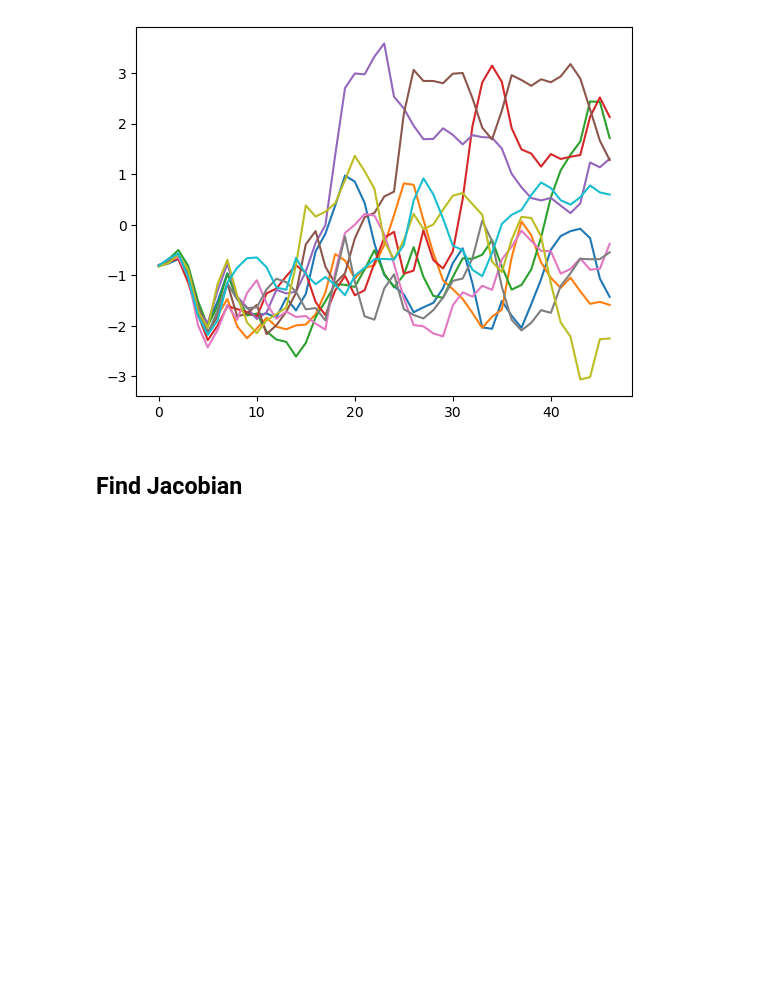
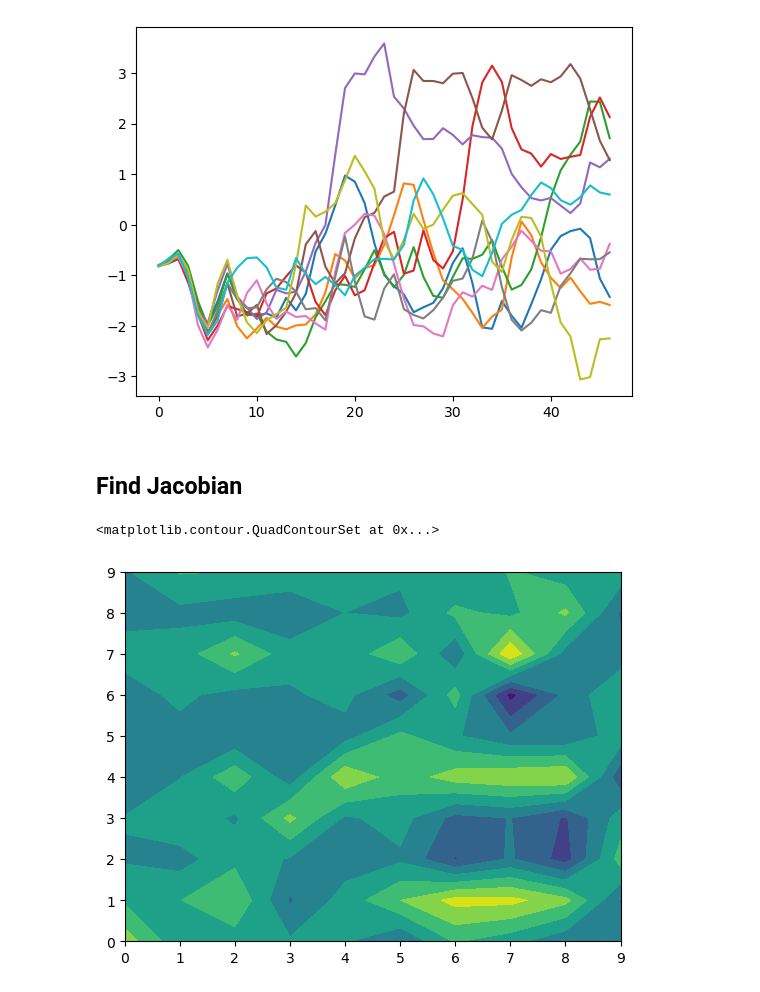
Before and after one commit to kuiper2000/Predictability_component_LE, a Jupyter notebook: PC_analysis_determinant.ipynb, the cells around one changed output. Cells and saved outputs as stored; diff of their text form; code cells hidden in the pictures; blank space fills up the shorter version.

```diff
--- a/PC_analysis_determinant.ipynb
+++ b/PC_analysis_determinant.ipynb
@@ -130 +141,7 @@ for year in range(20):
                 #np.linalg.det(theta)
+# %%
+plt.figure()
+plt.contourf(theta_regularized)
+# %% [output]
+<matplotlib.contour.QuadContourSet at 0x...>
+[figure, added]
```
Also changed, not shown: parts of 18 cells of this notebook, 1 other file.
